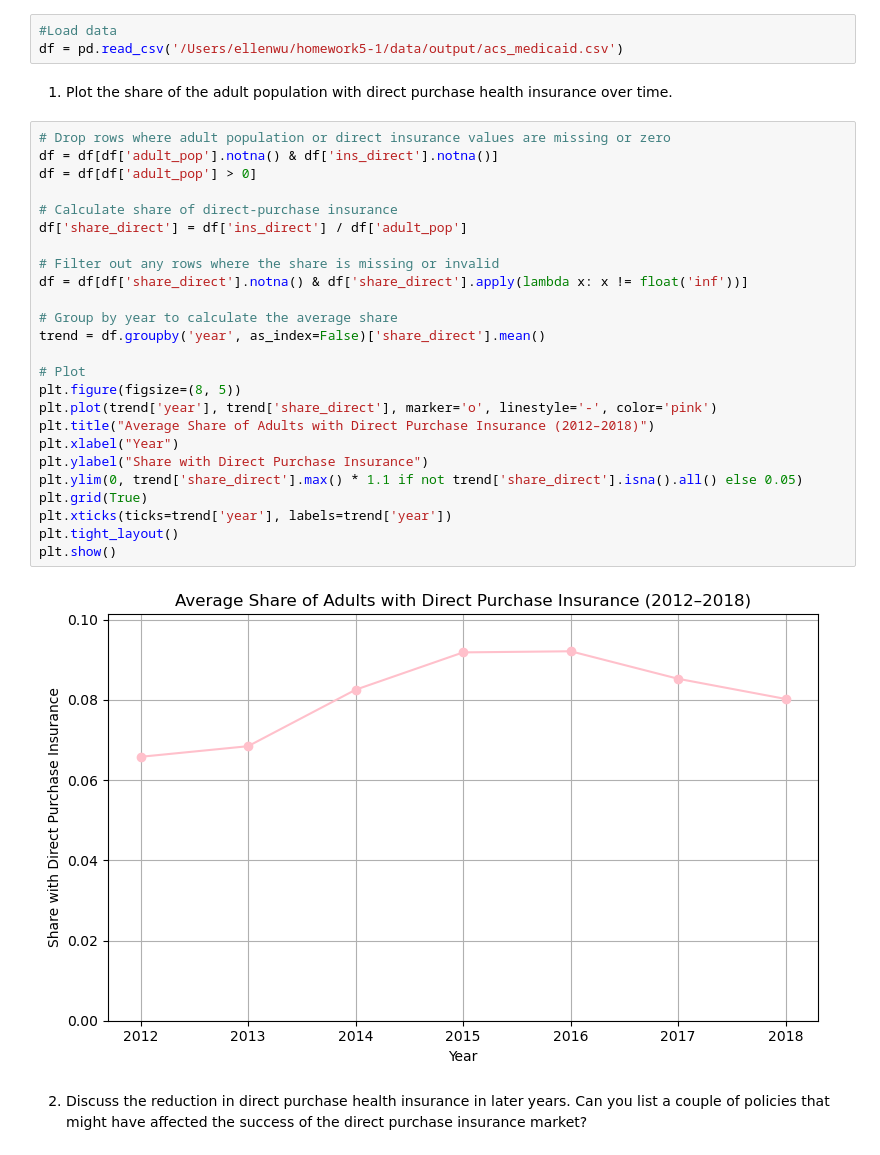
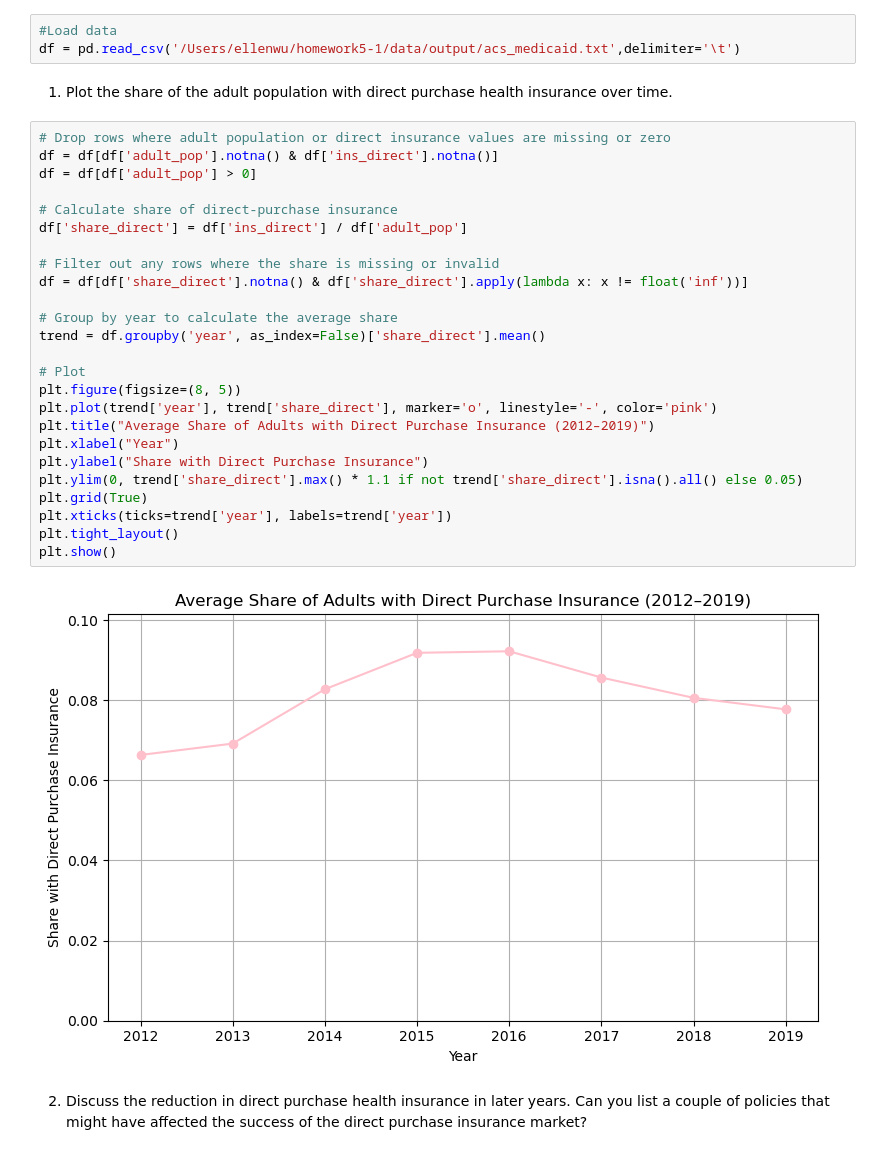
Before and after one commit to ellenwu-git/homework5, a Jupyter notebook: submission2/analysis/homework5-2.ipynb, the cells around one changed output. Saved outputs shown, nothing was run; the diff lists cells and outputs as text.

```diff
--- a/submission2/analysis/homework5-2.ipynb
+++ b/submission2/analysis/homework5-2.ipynb
@@ -5,36 +5,36 @@ import statsmodels.api as sm
 import statsmodels.formula.api as smf
 # %%
 #Load data
-df = pd.read_csv('/Users/ellenwu/homework5-1/data/output/acs_medicaid.csv')
+df = pd.read_csv('/Users/ellenwu/homework5-1/data/output/acs_medicaid.txt',delimiter='\t')
 # %% [markdown]
 1. Plot the share of the adult population with direct purchase health insurance over time.
 # %%
 # Drop rows where adult population or direct insurance values are missing or zero
 df = df[df['adult_pop'].notna() & df['ins_direct'].notna()]
 df = df[df['adult_pop'] > 0]
 
 # Calculate share of direct-purchase insurance
 df['share_direct'] = df['ins_direct'] / df['adult_pop']
 
 # Filter out any rows where the share is missing or invalid
 df = df[df['share_direct'].notna() & df['share_direct'].apply(lambda x: x != float('inf'))]
 
 # Group by year to calculate the average share
 trend = df.groupby('year', as_index=False)['share_direct'].mean()
 
 # Plot
 plt.figure(figsize=(8, 5))
 plt.plot(trend['year'], trend['share_direct'], marker='o', linestyle='-', color='pink')
-plt.title("Average Share of Adults with Direct Purchase Insurance (2012–2018)")
+plt.title("Average Share of Adults with Direct Purchase Insurance (2012–2019)")
 plt.xlabel("Year")
 plt.ylabel("Share with Direct Purchase Insurance")
 plt.ylim(0, trend['share_direct'].max() * 1.1 if not trend['share_direct'].isna().all() else 0.05)
 plt.grid(True)
 plt.xticks(ticks=trend['year'], labels=trend['year'])
 plt.tight_layout()
 plt.show()
 # %% [output]
-[figure, old version]
+[figure, new version]
 # %% [markdown]
 2. Discuss the reduction in direct purchase health insurance in later years. Can you list a couple of policies that might have affected the success of the direct purchase insurance market?
 # %% [markdown]
```
Also changed, not shown: parts of 12 cells of this notebook, 10 other files.
